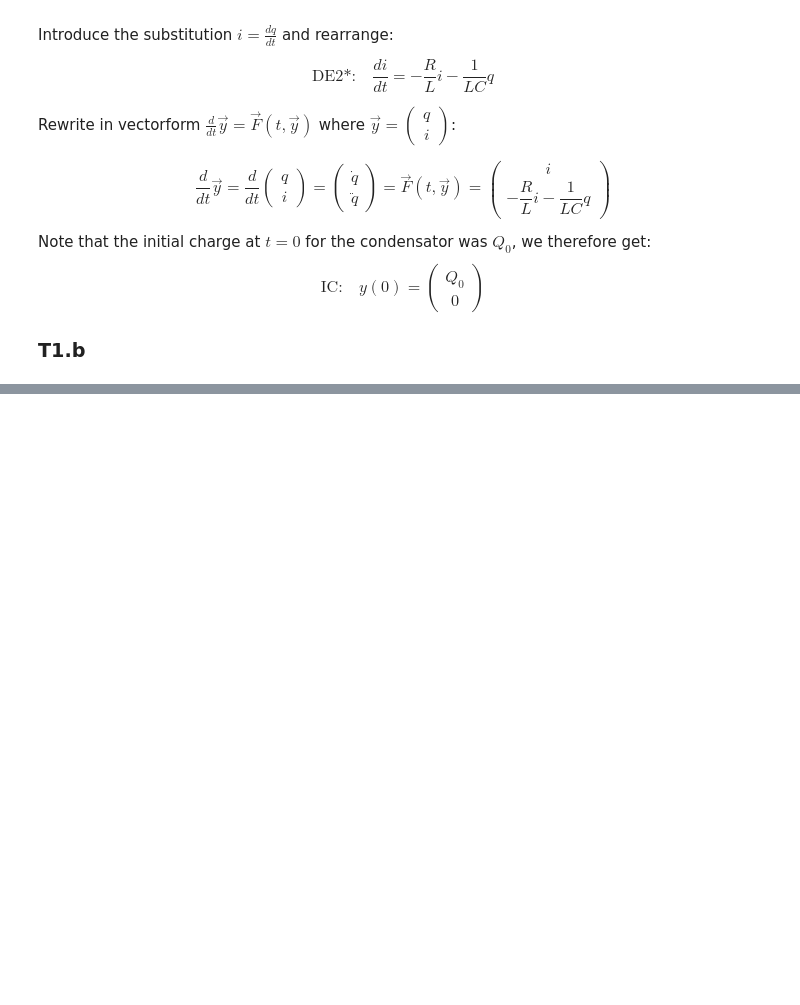
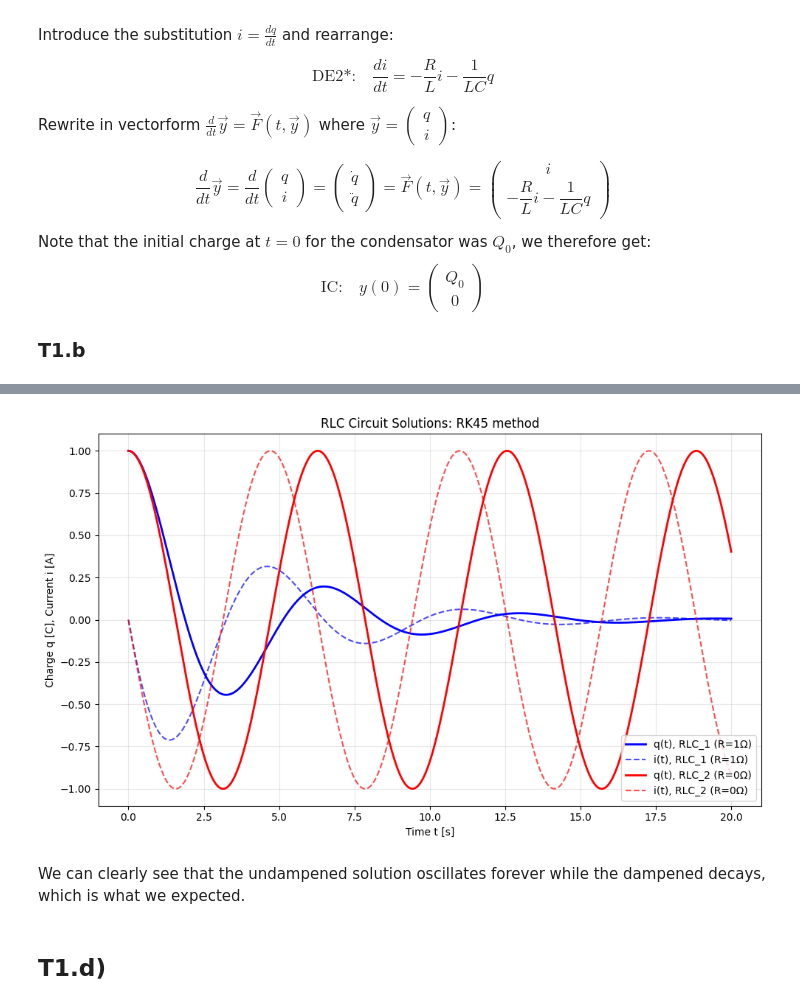
Before and after one commit to ericend/Numerical-Methods, a Jupyter notebook: LAB2/lab2.ipynb, the cells around one changed output, grey strips where cells are left out. Drawn from its saved outputs; the diff is of its cells as text; code cells hidden in the pictures; blank space fills up the shorter version.

```diff
--- a/LAB2/lab2.ipynb
+++ b/LAB2/lab2.ipynb
@@ -69,20 +69,22 @@ def euler_forward(
     exact: Callable[[float], float] = None,  # type: ignore
 ) -> EulerResult:
     """
-    Solve an ODE using the Forward Euler method.
+    Solve an ODE using the Forward Euler method
+
     Parameters
     ----------
     f : Callable[[float, float], float]
-        The derivative function f(t, y) defining the ODE dy/dt = f(t, y).
+        The derivative function f(t, y) defining the ODE dy/dt = f(t, y)
     y0 : float
-        Initial condition y(t0).
+        Initial condition y(t0)
     domain : list
-        List of [t_start, t_end].
+        List of [t_start, t_end]
     h : float
-        Step size.
+        Step size
     exact : Callable[[float], float], optional
         Analytical solution y(t) used to compute pointwise errors e_i and y_exact.
-        If not provided, e_i and y_exact will be zeros/None.
+        If not provided, e_i and y_exact will be zeros/None
+
     Returns
     -------
     EulerResult
@@ -259,7 +261,7 @@ $$\text{IC:} \quad y(0) = \begin{pmatrix} Q_0 \\ 0 \end{pmatrix}$$
 
 ### T1.b
 # %%
-def ODET1a(t:float, y:np.ndarray[float, float], R:float, L:float, C:float) -> np.ndarray[float, float]:
+def ODET1a(t:list[float, float], y:np.ndarray[float, float], R:float, L:float, C:float) -> np.ndarray[float, float]:
     """
     Returns the ODE in vector form from task T1.a
 
@@ -297,0 +300,58 @@ $$ii) \quad Q0 = 1, L = 2, C = 0.5, R = 0, \text{undampened} $$
+# %%
+@dataclass
+class RLC:
+    Q_0: float
+    L: float
+    C: float
+    R: float
+
+
+RLC_1: RLC = RLC(1, 2, 0.5, 1)
+RLC_2: RLC = RLC(1, 2, 0.5, 0)
+
+METHOD: str = "RK45"
+t_span: tuple = (0, 20)
+STEPS: int = 1000
+
+sol1 = solve_ivp(
+    ODET1a,
+    t_span,
+    [RLC_1.Q_0, 0],
+    args=(RLC_1.R, RLC_1.L, RLC_1.C),
+    method=METHOD,
+    t_eval=np.linspace(0, 20, STEPS),
+)
+
+sol2 = solve_ivp(
+    ODET1a,
+    t_span,
+    [RLC_2.Q_0, 0],
+    args=(RLC_2.R, RLC_2.L, RLC_2.C),
+    method=METHOD,
+    t_eval=np.linspace(0, 20, STEPS),
+)
+
+
+plt.figure(figsize=(10, 6))
+
+# RLC_1
+plt.plot(sol1.t, sol1.y[0], "b-", label="q(t), RLC_1 (R=1Ω)", linewidth=2)
+plt.plot(sol1.t, sol1.y[1], "b--", label="i(t), RLC_1 (R=1Ω)", alpha=0.7)
+
+# RLC_2
+plt.plot(sol2.t, sol2.y[0], "r-", label="q(t), RLC_2 (R=0Ω)", linewidth=2)
+plt.plot(sol2.t, sol2.y[1], "r--", label="i(t), RLC_2 (R=0Ω)", alpha=0.7)
+
+plt.xlabel("Time t [s]")
+plt.ylabel("Charge q [C], Current i [A]")
+plt.title("RLC Circuit Solutions: RK45 method")
+plt.legend()
+plt.grid(True, alpha=0.3)
+plt.tight_layout()
+plt.show()
+# %% [output]
+[figure, added]
+# %% [markdown]
+We can clearly see that the undampened solution oscillates forever while the dampened decays, which is what we expected.
+# %% [markdown]
+## T1.d)
```
Also changed, not shown: parts of 3 cells of this notebook.
